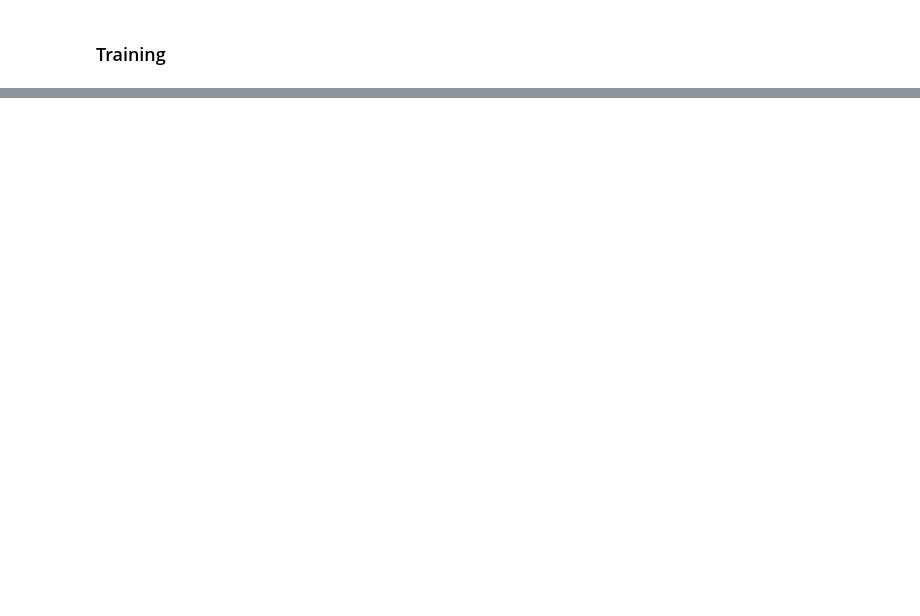
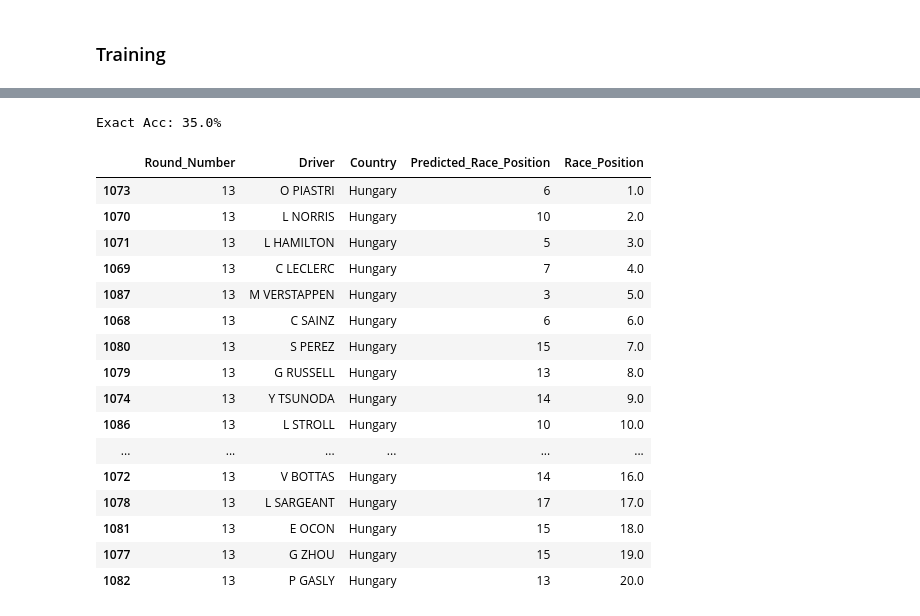
Before and after one commit to rohank36/f1, a Jupyter notebook: baseline.ipynb, the cells around one changed output, grey strips where cells are left out. Cells and saved outputs as stored; diff of their text form; code cells hidden in the pictures; blank space fills up the shorter version.

```diff
--- a/baseline.ipynb
+++ b/baseline.ipynb
@@ -321,0 +506,3 @@ Name: Race_Position, Length: 719, dtype: float64
+# %%
+best_n_estimators = result.loc[result["rank_test_score"] == 1, "param_n_estimators"].iloc[0]
+best_n_estimators
@@ -321,0 +622,26 @@ Name: Race_Position, Length: 719, dtype: float64
+# %%
+# look at your predictions for 2024 race round_number in val set vs predicted race position
+round_number = 13
+cols_to_be_included = ["Round_Number","Driver","Country","Predicted_Race_Position","Race_Position"]
+acc = (val_copy[val_copy["Round_Number"] == round_number]["Race_Position"] == val_copy[val_copy["Round_Number"] == round_number]["Predicted_Race_Position"]).mean() * 100
+print(f"Exact Acc: {acc}%")
+val_copy.loc[val_copy["Round_Number"] == round_number,cols_to_be_included].sort_values(by='Race_Position')
+# %% [output]
+Exact Acc: 35.0%
+|  | Round_Number | Driver | Country | Predicted_Race_Position | Race_Position |
+| 1073 | 13 | O PIASTRI | Hungary | 6 | 1.0 |
+| 1070 | 13 | L NORRIS | Hungary | 10 | 2.0 |
+| 1071 | 13 | L HAMILTON | Hungary | 5 | 3.0 |
+| 1069 | 13 | C LECLERC | Hungary | 7 | 4.0 |
+| 1087 | 13 | M VERSTAPPEN | Hungary | 3 | 5.0 |
+| 1068 | 13 | C SAINZ | Hungary | 6 | 6.0 |
+| 1080 | 13 | S PEREZ | Hungary | 15 | 7.0 |
+| 1079 | 13 | G RUSSELL | Hungary | 13 | 8.0 |
+| 1074 | 13 | Y TSUNODA | Hungary | 14 | 9.0 |
+| 1086 | 13 | L STROLL | Hungary | 10 | 10.0 |
+| ... | ... | ... | ... | ... | ... |
+| 1072 | 13 | V BOTTAS | Hungary | 14 | 16.0 |
+| 1078 | 13 | L SARGEANT | Hungary | 17 | 17.0 |
+| 1081 | 13 | E OCON | Hungary | 15 | 18.0 |
+| 1077 | 13 | G ZHOU | Hungary | 15 | 19.0 |
+| 1082 | 13 | P GASLY | Hungary | 13 | 20.0 |
```
Also changed, not shown: parts of 48 cells of this notebook.
